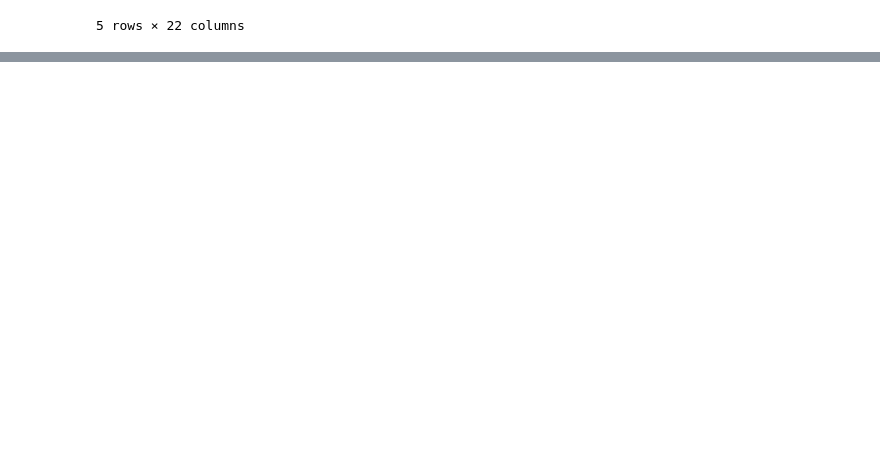
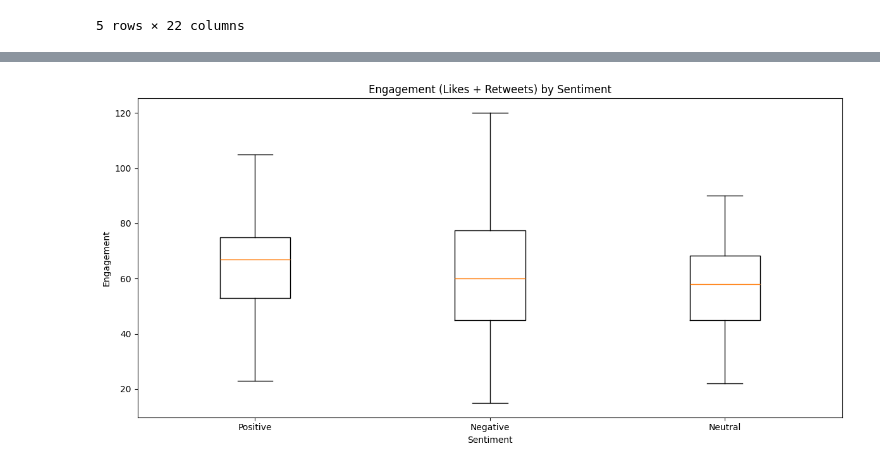
Before and after one commit to Eros-Carrasco/social-media-sentiment-insights, a Jupyter notebook: notebooks/Sentiments_Engagement.ipynb, the cells around one changed output, grey strips where cells are left out. Cells and saved outputs as stored; diff of their text form; code cells hidden in the pictures; blank space fills up the shorter version.

Commit message:
box plots for engagement and sentiment

```diff
--- a/notebooks/Sentiments_Engagement.ipynb
+++ b/notebooks/Sentiments_Engagement.ipynb
@@ -10,3 +10,13 @@ df.head()
 | 3 | 3 | Excited about the upcoming weeken... | Positive | 2023-01-15 18:20:00 | AdventureX | Facebook | #Travel #Adventure | 8.0 | 15.0 | United Kingdom | ... |
 | 4 | 4 | Trying out a new recipe for dinne... | Neutral | 2023-01-15 19:55:00 | ChefCook | Instagram | #Cooking #Food | 12.0 | 25.0 | Australia | ... |
 5 rows × 22 columns
+# %%
+import pandas as pd
+import matplotlib.pyplot as plt
+
+df = pd.read_csv("../data/sentimentdataset_cleaned.csv")
+
+# ----- Create Engagement Column -----
+df["Engagement"] = df["Likes"] + df["Retweets"]
+
+df.head()
@@ -12,0 +31,15 @@ df.head()
+# %%
+sentiments = df["SentimentSimple"].value_counts().index.tolist()
+data_for_box = [df[df["SentimentSimple"] == s]["Engagement"].values for s in sentiments]
+
+plt.figure(figsize=(12,6))
+plt.boxplot(data_for_box, labels=sentiments, showfliers=False)
+
+plt.title("Engagement (Likes + Retweets) by Sentiment")
+plt.xlabel("Sentiment")
+plt.ylabel("Engagement")
+plt.xticks(rotation=0)
+plt.tight_layout()
+plt.show()
+# %% [output]
+[figure, added]
```
Also changed, not shown: parts of 3 cells of this notebook.
